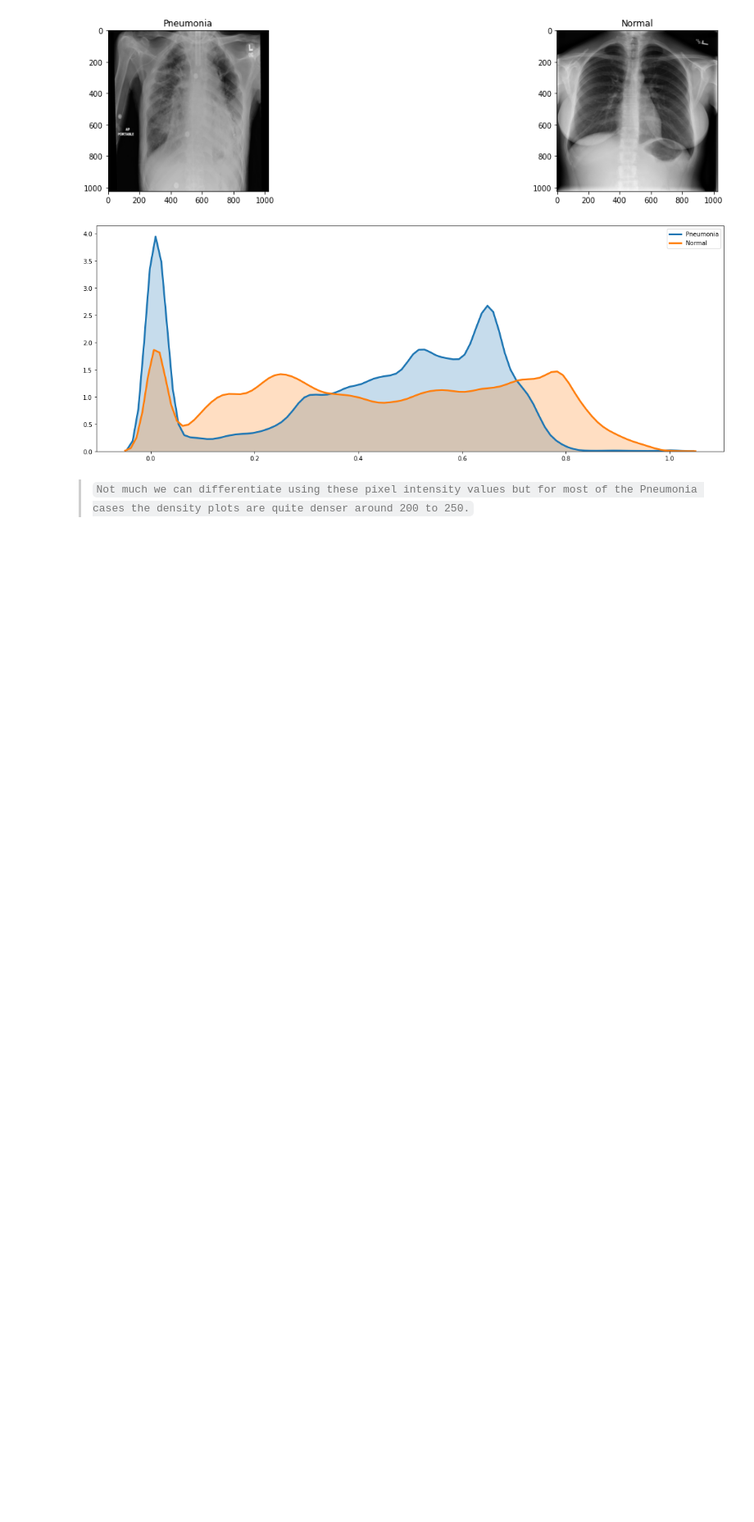
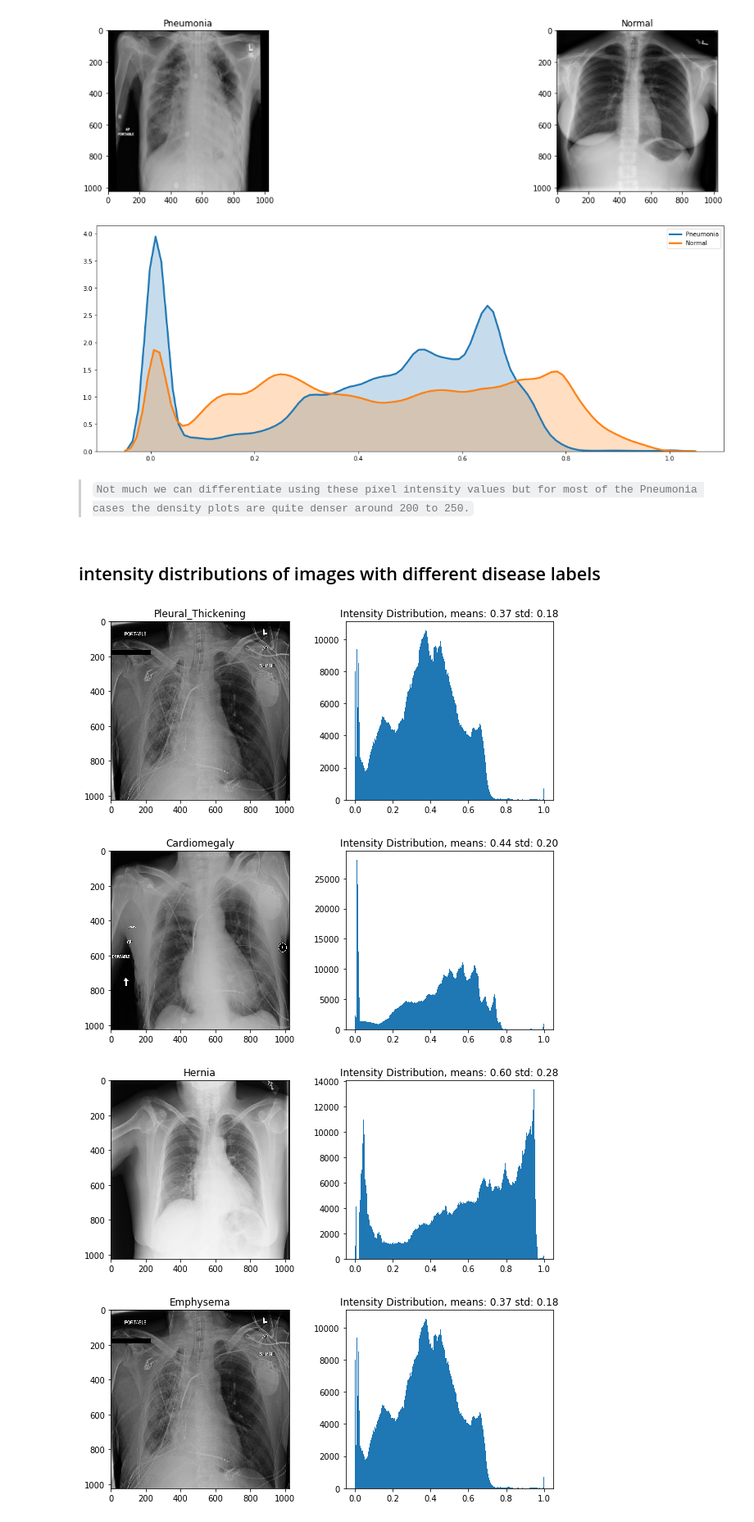
Before and after one commit to FrancoisMasson1990/Pneumonia-Detection-from-Chest-X-Rays, a Jupyter notebook: EDA.ipynb, the cells around one changed output. Shown at 82% size. Drawn from its saved outputs; the diff is of its cells as text; code cells hidden in the pictures; blank space fills up the shorter version.

```diff
--- a/EDA.ipynb
+++ b/EDA.ipynb
@@ -516,3 +518,32 @@ sns.distplot(sample_negative_data.ravel(), hist = False, kde = True,
 [figure]
 # %% [markdown]
 > `Not much we can differentiate using these pixel intensity values but for most of the Pneumonia cases the density plots are quite denser around 200 to 250.`
+# %% [markdown]
+## intensity distributions of images with different disease labels
+# %%
+def show_image_distr(img_data,title):
+    f = plt.figure()
+    f.set_figwidth(10)
+
+    s1 = f.add_subplot(1, 2, 1)
+    s1.set_title(title)
+    plt.imshow(img_data, cmap='gray')
+
+
+    s2 = f.add_subplot(1, 2, 2)
+    s2.set_title("Intensity Distribution, means: {:.2f} std: {:.2f}".format(img_data.ravel().mean(),img_data.ravel().std()))
+    plt.hist(img_data.ravel(), bins = 256)
+
+    plt.show()
+# %%
+from pathlib import Path
+for disease in disease_columns:
+    val = sample_df[sample_df["Finding Labels"].str.contains(disease)].iloc[0]["Image Index"]
+    for path in Path('./data').rglob(val):
+        img = image.imread(str(path))
+        show_image_distr(img,disease)
+# %% [output]
+[figure, added]
+[figure, added]
+[figure, added]
+[figure, added]
```
Also changed, not shown: parts of 11 cells of this notebook, 2 other files.
